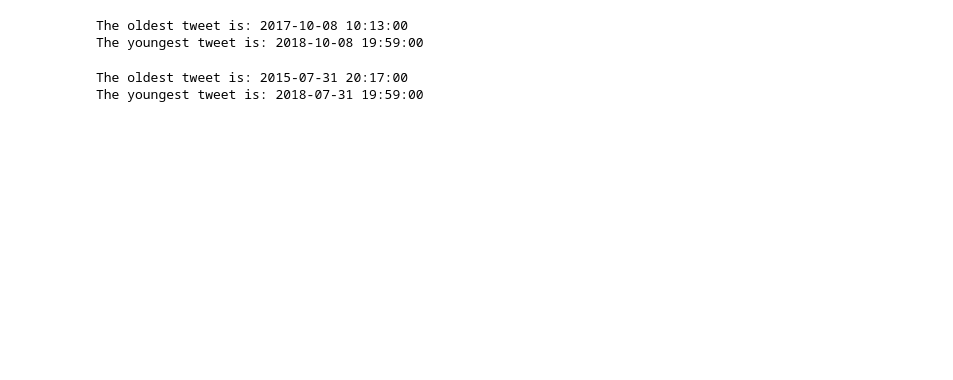
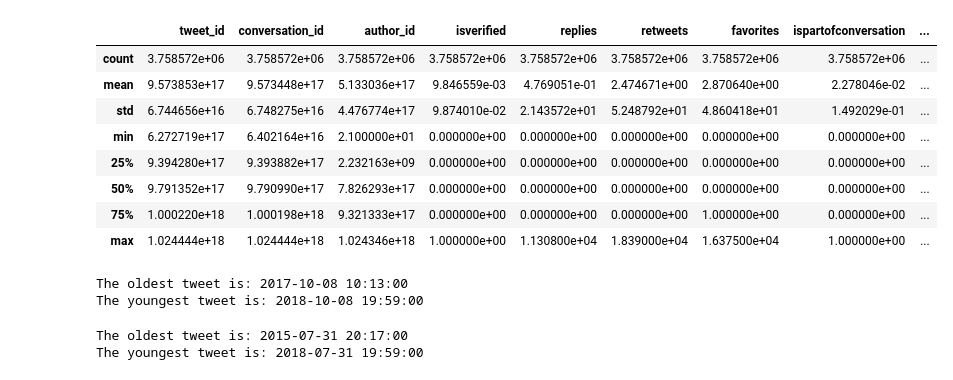
Before and after one commit to ThomasADuffy/Crypto-Capstone-1, a Jupyter notebook: EDA of .csv tweets.ipynb, the cells around one changed output. Cells and saved outputs as stored; diff of their text form; code cells hidden in the pictures; blank space fills up the shorter version.

```diff
--- a/EDA of .csv tweets.ipynb
+++ b/EDA of .csv tweets.ipynb
@@ -28,3 +100,15 @@ b'Skipping line 4887531: expected 23 fields, saw 24\nSkipping line 4889253: expe
+# %%
+ETHtweets.data.describe()
+# %% [output]
+|  | tweet_id | conversation_id | author_id | isverified | replies | retweets | favorites | ispartofconversation | ... |
+| count | 3.758572e+06 | 3.758572e+06 | 3.758572e+06 | 3.758572e+06 | 3.758572e+06 | 3.758572e+06 | 3.758572e+06 | 3.758572e+06 | ... |
+| mean | 9.573853e+17 | 9.573448e+17 | 5.133036e+17 | 9.846559e-03 | 4.769051e-01 | 2.474671e+00 | 2.870640e+00 | 2.278046e-02 | ... |
+| std | 6.744656e+16 | 6.748275e+16 | 4.476774e+17 | 9.874010e-02 | 2.143572e+01 | 5.248792e+01 | 4.860418e+01 | 1.492029e-01 | ... |
+| min | 6.272719e+17 | 6.402164e+16 | 2.100000e+01 | 0.000000e+00 | 0.000000e+00 | 0.000000e+00 | 0.000000e+00 | 0.000000e+00 | ... |
+| 25% | 9.394280e+17 | 9.393882e+17 | 2.232163e+09 | 0.000000e+00 | 0.000000e+00 | 0.000000e+00 | 0.000000e+00 | 0.000000e+00 | ... |
+| 50% | 9.791352e+17 | 9.790990e+17 | 7.826293e+17 | 0.000000e+00 | 0.000000e+00 | 0.000000e+00 | 0.000000e+00 | 0.000000e+00 | ... |
+| 75% | 1.000220e+18 | 1.000198e+18 | 9.321333e+17 | 0.000000e+00 | 0.000000e+00 | 0.000000e+00 | 1.000000e+00 | 0.000000e+00 | ... |
+| max | 1.024444e+18 | 1.024444e+18 | 1.024346e+18 | 1.000000e+00 | 1.130800e+04 | 1.839000e+04 | 1.637500e+04 | 1.000000e+00 | ... |
 # %%
 BTCtweets.print_min_max_datetime()
 # %% [output]
```
Also changed, not shown: parts of 7 cells of this notebook, 1 other file.
